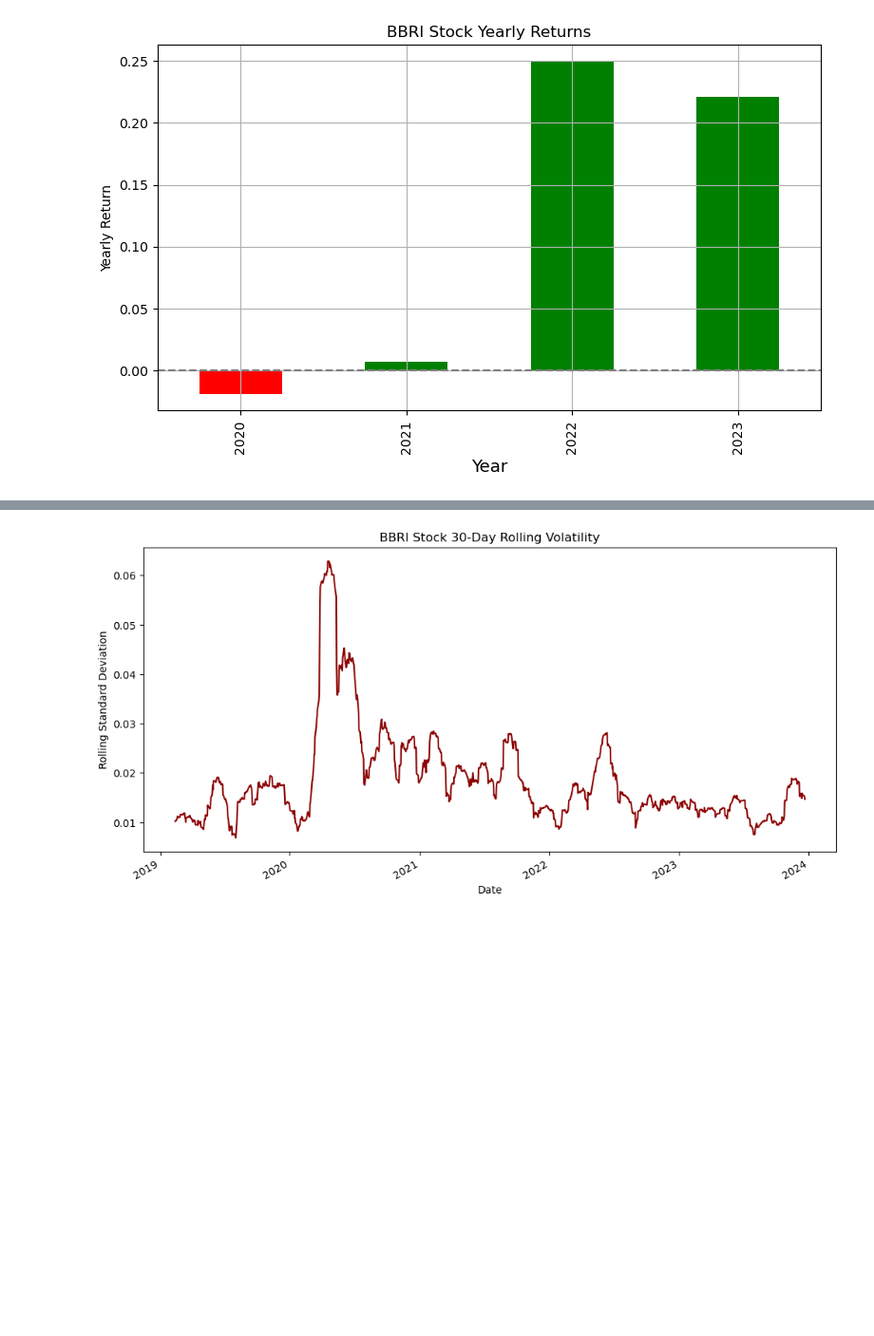
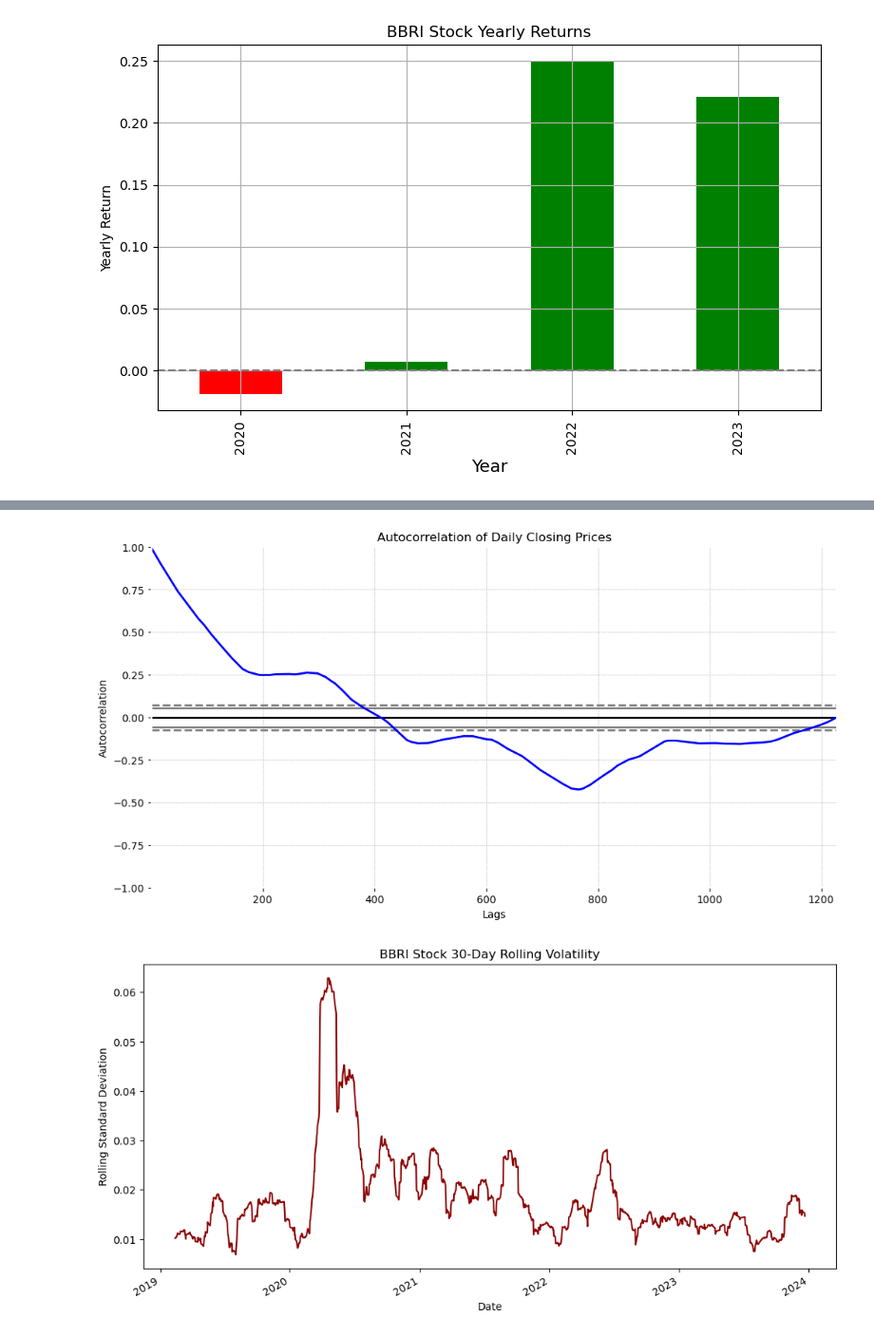
Before and after one commit to NandoAACF/Stock-Time-Series-Dashboard, a Jupyter notebook: MainNotebook.ipynb, the cells around one changed output, grey strips where cells are left out. Shown at 95% size. Saved outputs shown, nothing was run; the diff lists cells and outputs as text; code cells hidden in the pictures; blank space fills up the shorter version.

```diff
--- a/MainNotebook.ipynb
+++ b/MainNotebook.ipynb
@@ -158 +185,13 @@ plt.show()
+# %%
+from pandas.plotting import autocorrelation_plot
+
+plt.figure(figsize=(12, 6))
+autocorrelation_plot(stock_data['close'], color='blue')
+plt.title('Autocorrelation of Daily Closing Prices')
+plt.xlabel('Lags')
+plt.ylabel('Autocorrelation')
+plt.grid(True)
+plt.show()
+# %% [output]
+[figure, added]
 # %%
```
Also changed, not shown: parts of 23 cells of this notebook, 6 other files.
